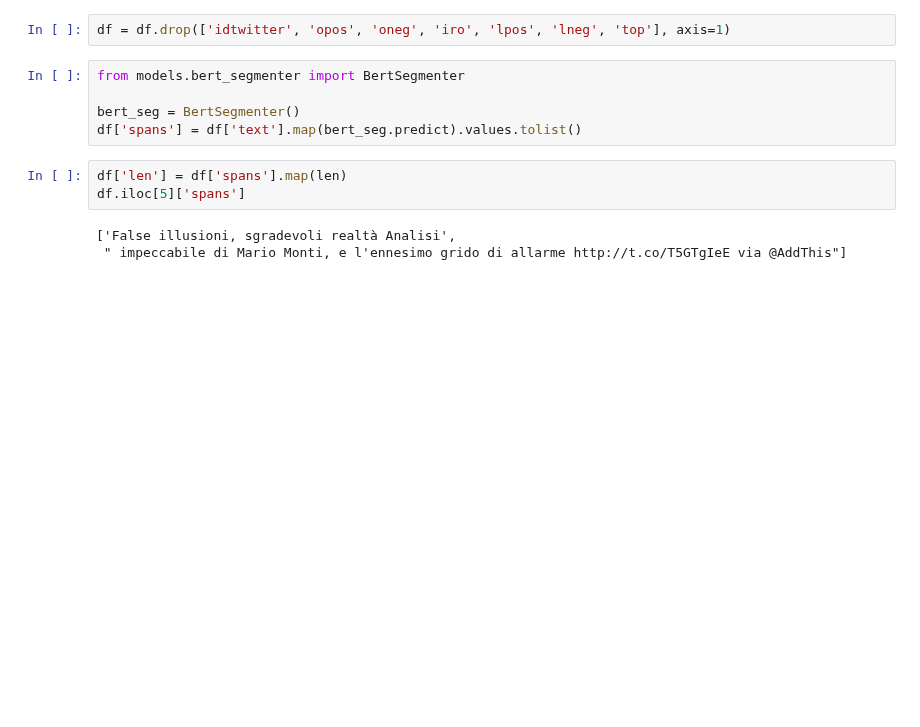
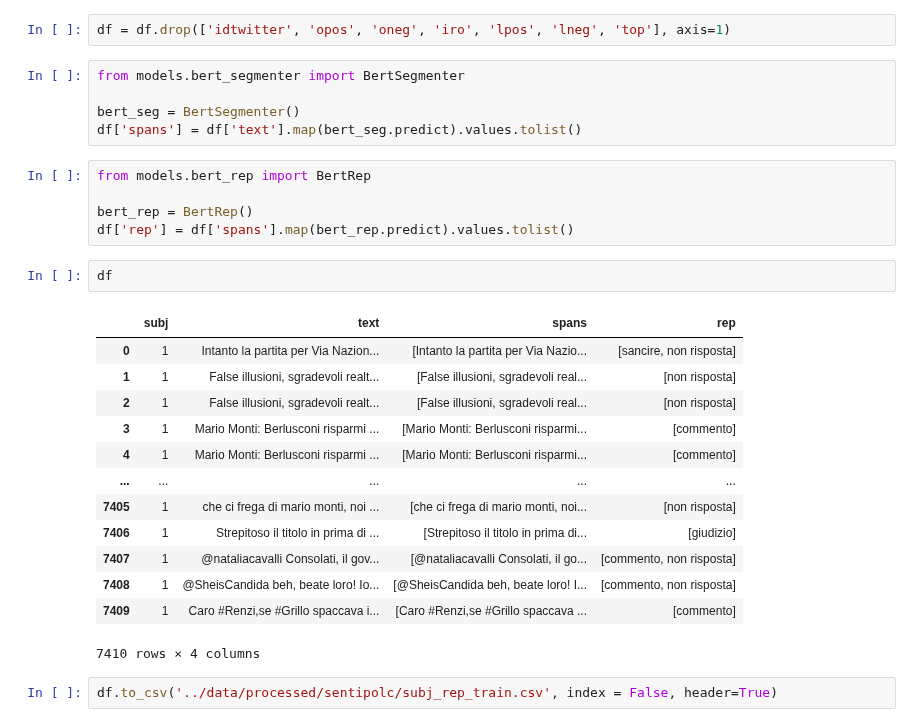
Before and after one commit to rikicamme01/DialogiTECH, a Jupyter notebook: notebooks/12_subjectivity.ipynb, the cells around one changed output. Drawn from its saved outputs; the diff is of its cells as text; blank space fills up the shorter version.

```diff
--- a/notebooks/12_subjectivity.ipynb
+++ b/notebooks/12_subjectivity.ipynb
@@ -14,9 +12,26 @@ from models.bert_segmenter import BertSegmenter
 
 bert_seg = BertSegmenter()
 df['spans'] = df['text'].map(bert_seg.predict).values.tolist()
-# %%
-df['len'] = df['spans'].map(len)
-df.iloc[5]['spans']
-# %% [output]
-['False illusioni, sgradevoli realtà Analisi',
- " impeccabile di Mario Monti, e l'ennesimo grido di allarme http://t.co/T5GTgIeE via @AddThis"]
+# %%
+from models.bert_rep import BertRep
+
+bert_rep = BertRep()
+df['rep'] = df['spans'].map(bert_rep.predict).values.tolist()
+# %%
+df
+# %% [output]
+|  | subj | text | spans | rep |
+| 0 | 1 | Intanto la partita per Via Nazion... | [Intanto la partita per Via Nazio... | [sancire, non risposta] |
+| 1 | 1 | False illusioni, sgradevoli realt... | [False illusioni, sgradevoli real... | [non risposta] |
+| 2 | 1 | False illusioni, sgradevoli realt... | [False illusioni, sgradevoli real... | [non risposta] |
+| 3 | 1 | Mario Monti: Berlusconi risparmi ... | [Mario Monti: Berlusconi risparmi... | [commento] |
+| 4 | 1 | Mario Monti: Berlusconi risparmi ... | [Mario Monti: Berlusconi risparmi... | [commento] |
+| ... | ... | ... | ... | ... |
+| 7405 | 1 | che ci frega di mario monti, noi ... | [che ci frega di mario monti, noi... | [non risposta] |
+| 7406 | 1 | Strepitoso il titolo in prima di ... | [Strepitoso il titolo in prima di... | [giudizio] |
+| 7407 | 1 | @nataliacavalli Consolati, il gov... | [@nataliacavalli Consolati, il go... | [commento, non risposta] |
+| 7408 | 1 | @SheisCandida beh, beate loro! Io... | [@SheisCandida beh, beate loro! I... | [commento, non risposta] |
+| 7409 | 1 | Caro #Renzi,se #Grillo spaccava i... | [Caro #Renzi,se #Grillo spaccava ... | [commento] |
+7410 rows × 4 columns
+# %%
+df.to_csv('../data/processed/sentipolc/subj_rep_train.csv', index = False, header=True)
```
Also changed, not shown: parts of 10 cells of this notebook, 8 other files.
